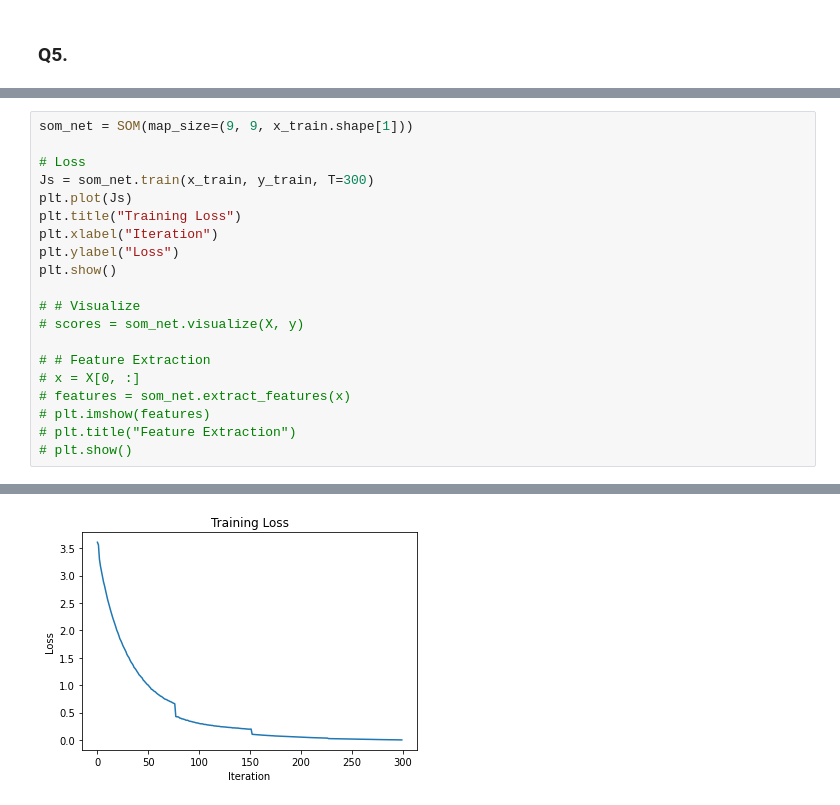
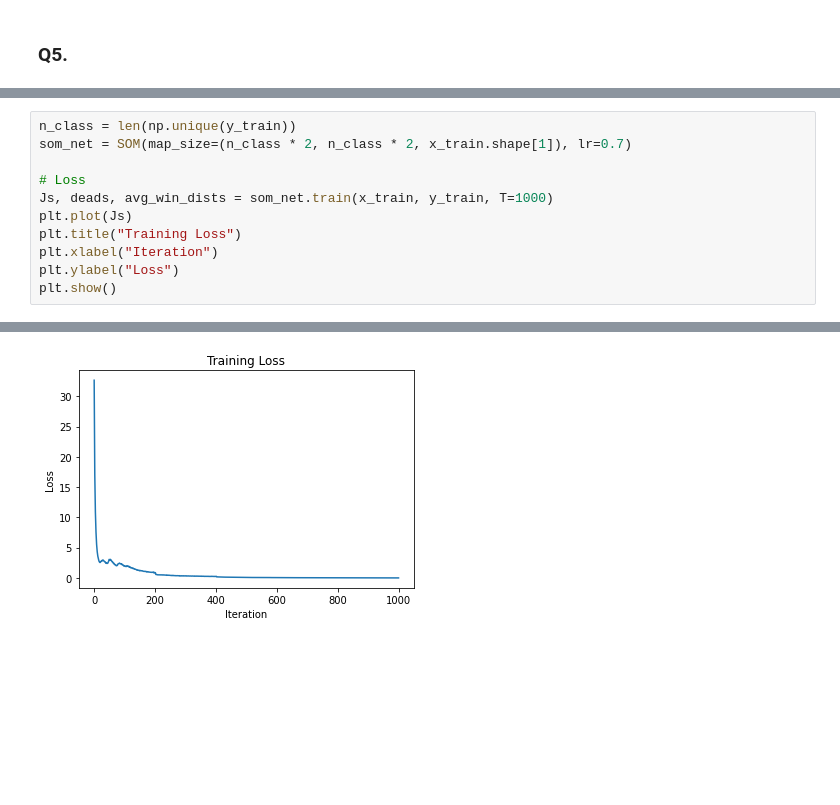
Before and after one commit to nahbos/AUT-Neural-Networks, a Jupyter notebook: HW03/HW03.ipynb, the cells around one changed output, grey strips where cells are left out. Saved outputs shown, nothing was run; the diff lists cells and outputs as text; blank space fills up the shorter version.

```diff
--- a/HW03/HW03.ipynb
+++ b/HW03/HW03.ipynb
@@ -517,23 +570,14 @@ class SOM:
         dists = np.sum((self.map - rep_x) ** 2, axis=2)
         return 1/(1+dists)
 # %%
-som_net = SOM(map_size=(9, 9, x_train.shape[1]))
+n_class = len(np.unique(y_train))
+som_net = SOM(map_size=(n_class * 2, n_class * 2, x_train.shape[1]), lr=0.7)
 
 # Loss
-Js = som_net.train(x_train, y_train, T=300)
+Js, deads, avg_win_dists = som_net.train(x_train, y_train, T=1000)
 plt.plot(Js)
 plt.title("Training Loss")
 plt.xlabel("Iteration")
 plt.ylabel("Loss")
 plt.show()
-
-# # Visualize
-# scores = som_net.visualize(X, y)
-
-# # Feature Extraction
-# x = X[0, :]
-# features = som_net.extract_features(x)
-# plt.imshow(features)
-# plt.title("Feature Extraction")
-# plt.show()
 # %% [output]
@@ -544 +595 @@ Iteration: 299, Loss: 0.0006, lr: 0.0003, R: 0.0133
-[figure, old version]
+[figure, new version]
```
Also changed, not shown: parts of 22 cells of this notebook.
